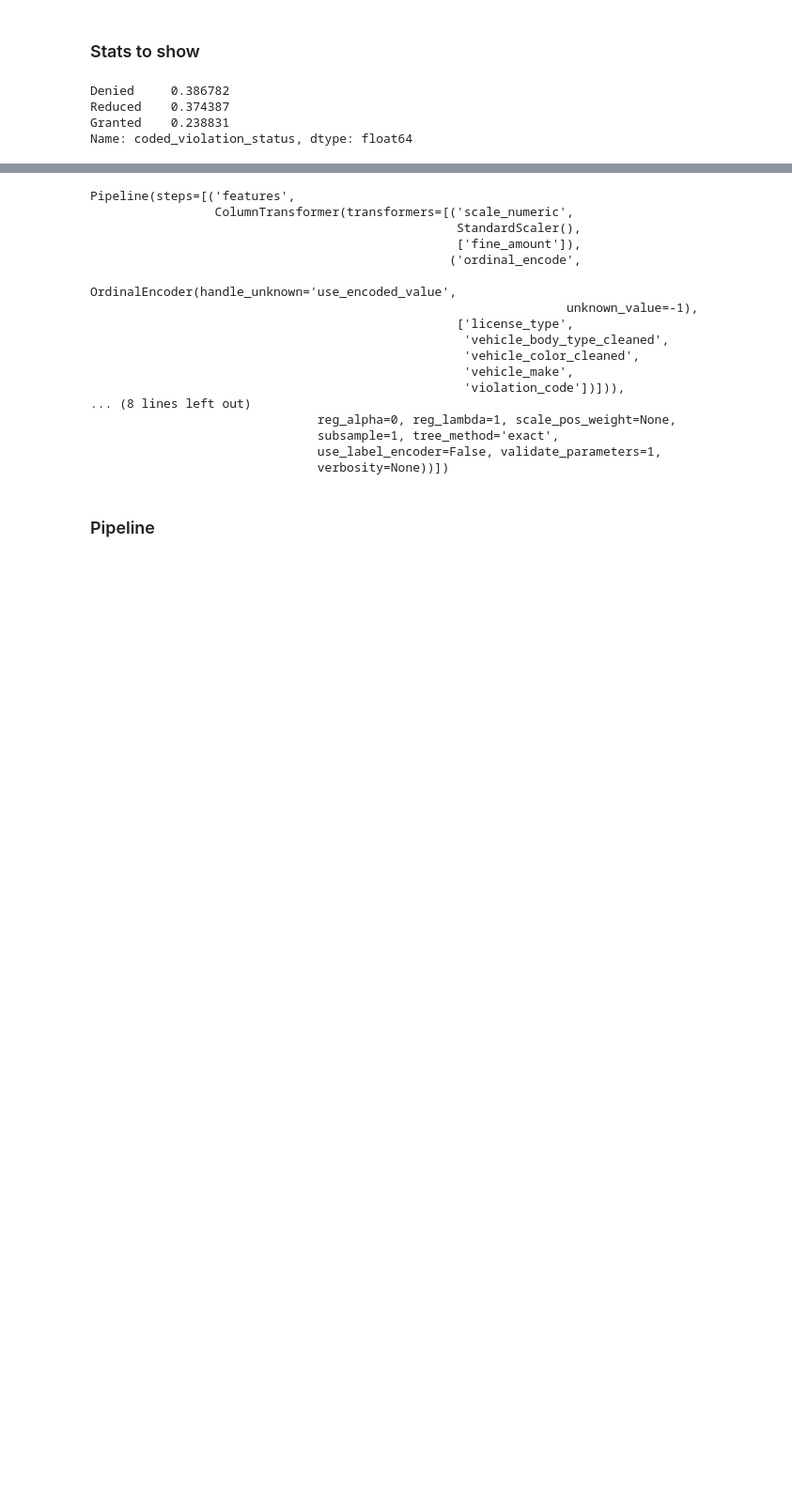
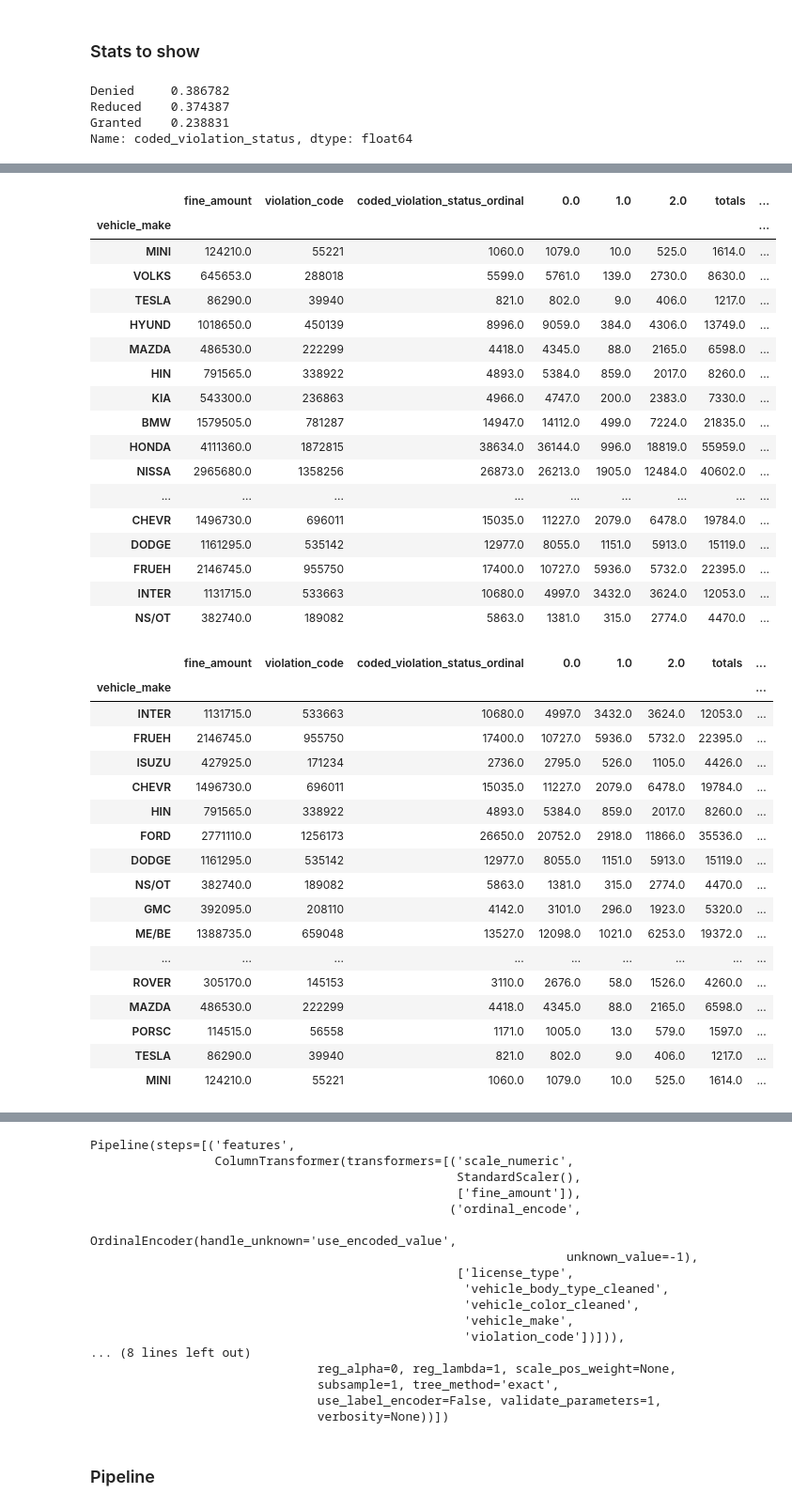
Before and after one commit to bsha6/parking_violations, a Jupyter notebook: project.ipynb, the cells around one changed output, grey strips where cells are left out. Shown at 94% size. Drawn from its saved outputs; the diff is of its cells as text; code cells hidden in the pictures; blank space fills up the shorter version.

```diff
--- a/project.ipynb
+++ b/project.ipynb
@@ -1010,0 +751,39 @@ show_statuses(analyze_by_col(df.loc[((df['license_type'] == 'PAS') | (df['licens
+# %%
+show_statuses(analyze_by_col(df.loc[(df['license_type'] == 'PAS') | (df['license_type'] == 'SRF')], 'vehicle_make'))
+# %% [output]
+|  | fine_amount | violation_code | coded_violation_status_ordinal | 0.0 | 1.0 | 2.0 | totals | ... |
+| vehicle_make |  |  |  |  |  |  |  | ... |
+| MINI | 124210.0 | 55221 | 1060.0 | 1079.0 | 10.0 | 525.0 | 1614.0 | ... |
+| VOLKS | 645653.0 | 288018 | 5599.0 | 5761.0 | 139.0 | 2730.0 | 8630.0 | ... |
+| TESLA | 86290.0 | 39940 | 821.0 | 802.0 | 9.0 | 406.0 | 1217.0 | ... |
+| HYUND | 1018650.0 | 450139 | 8996.0 | 9059.0 | 384.0 | 4306.0 | 13749.0 | ... |
+| MAZDA | 486530.0 | 222299 | 4418.0 | 4345.0 | 88.0 | 2165.0 | 6598.0 | ... |
+| HIN | 791565.0 | 338922 | 4893.0 | 5384.0 | 859.0 | 2017.0 | 8260.0 | ... |
+| KIA | 543300.0 | 236863 | 4966.0 | 4747.0 | 200.0 | 2383.0 | 7330.0 | ... |
+| BMW | 1579505.0 | 781287 | 14947.0 | 14112.0 | 499.0 | 7224.0 | 21835.0 | ... |
+| HONDA | 4111360.0 | 1872815 | 38634.0 | 36144.0 | 996.0 | 18819.0 | 55959.0 | ... |
+| NISSA | 2965680.0 | 1358256 | 26873.0 | 26213.0 | 1905.0 | 12484.0 | 40602.0 | ... |
+| ... | ... | ... | ... | ... | ... | ... | ... | ... |
+| CHEVR | 1496730.0 | 696011 | 15035.0 | 11227.0 | 2079.0 | 6478.0 | 19784.0 | ... |
+| DODGE | 1161295.0 | 535142 | 12977.0 | 8055.0 | 1151.0 | 5913.0 | 15119.0 | ... |
+| FRUEH | 2146745.0 | 955750 | 17400.0 | 10727.0 | 5936.0 | 5732.0 | 22395.0 | ... |
+| INTER | 1131715.0 | 533663 | 10680.0 | 4997.0 | 3432.0 | 3624.0 | 12053.0 | ... |
+| NS/OT | 382740.0 | 189082 | 5863.0 | 1381.0 | 315.0 | 2774.0 | 4470.0 | ... |
+|  | fine_amount | violation_code | coded_violation_status_ordinal | 0.0 | 1.0 | 2.0 | totals | ... |
+| vehicle_make |  |  |  |  |  |  |  | ... |
+| INTER | 1131715.0 | 533663 | 10680.0 | 4997.0 | 3432.0 | 3624.0 | 12053.0 | ... |
+| FRUEH | 2146745.0 | 955750 | 17400.0 | 10727.0 | 5936.0 | 5732.0 | 22395.0 | ... |
+| ISUZU | 427925.0 | 171234 | 2736.0 | 2795.0 | 526.0 | 1105.0 | 4426.0 | ... |
+| CHEVR | 1496730.0 | 696011 | 15035.0 | 11227.0 | 2079.0 | 6478.0 | 19784.0 | ... |
+| HIN | 791565.0 | 338922 | 4893.0 | 5384.0 | 859.0 | 2017.0 | 8260.0 | ... |
+| FORD | 2771110.0 | 1256173 | 26650.0 | 20752.0 | 2918.0 | 11866.0 | 35536.0 | ... |
+| DODGE | 1161295.0 | 535142 | 12977.0 | 8055.0 | 1151.0 | 5913.0 | 15119.0 | ... |
+| NS/OT | 382740.0 | 189082 | 5863.0 | 1381.0 | 315.0 | 2774.0 | 4470.0 | ... |
+| GMC | 392095.0 | 208110 | 4142.0 | 3101.0 | 296.0 | 1923.0 | 5320.0 | ... |
+| ME/BE | 1388735.0 | 659048 | 13527.0 | 12098.0 | 1021.0 | 6253.0 | 19372.0 | ... |
+| ... | ... | ... | ... | ... | ... | ... | ... | ... |
+| ROVER | 305170.0 | 145153 | 3110.0 | 2676.0 | 58.0 | 1526.0 | 4260.0 | ... |
+| MAZDA | 486530.0 | 222299 | 4418.0 | 4345.0 | 88.0 | 2165.0 | 6598.0 | ... |
+| PORSC | 114515.0 | 56558 | 1171.0 | 1005.0 | 13.0 | 579.0 | 1597.0 | ... |
+| TESLA | 86290.0 | 39940 | 821.0 | 802.0 | 9.0 | 406.0 | 1217.0 | ... |
+| MINI | 124210.0 | 55221 | 1060.0 | 1079.0 | 10.0 | 525.0 | 1614.0 | ... |
```
Also changed, not shown: parts of 15 cells of this notebook.
